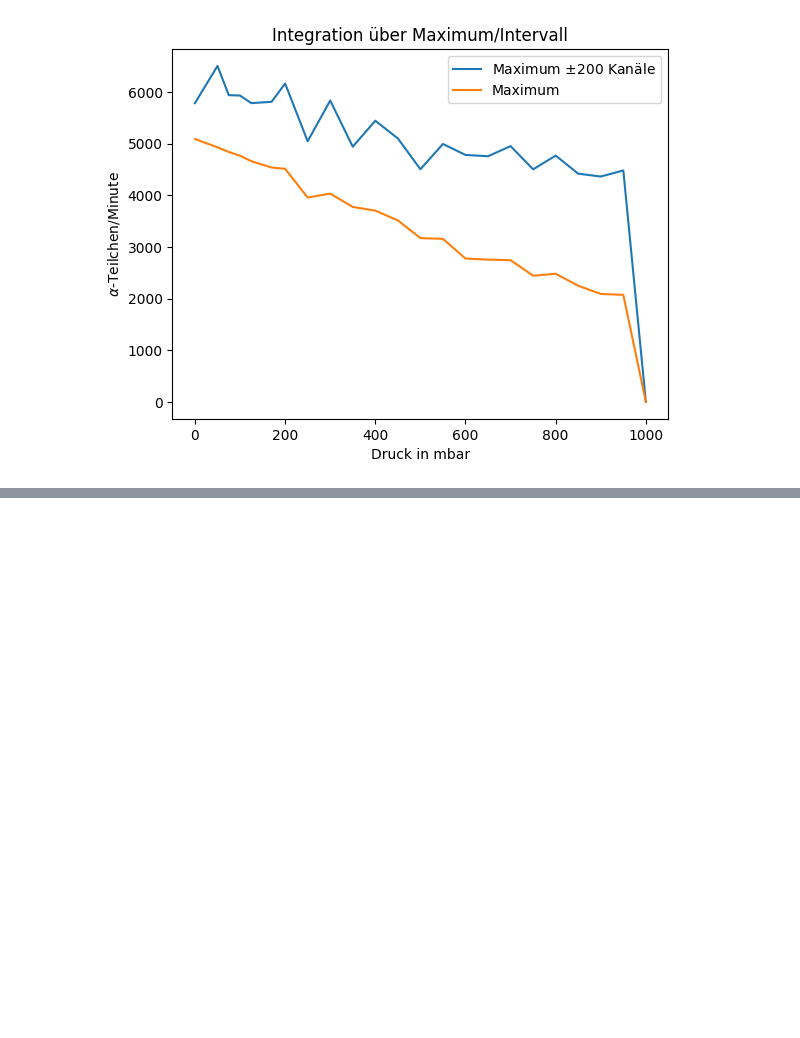
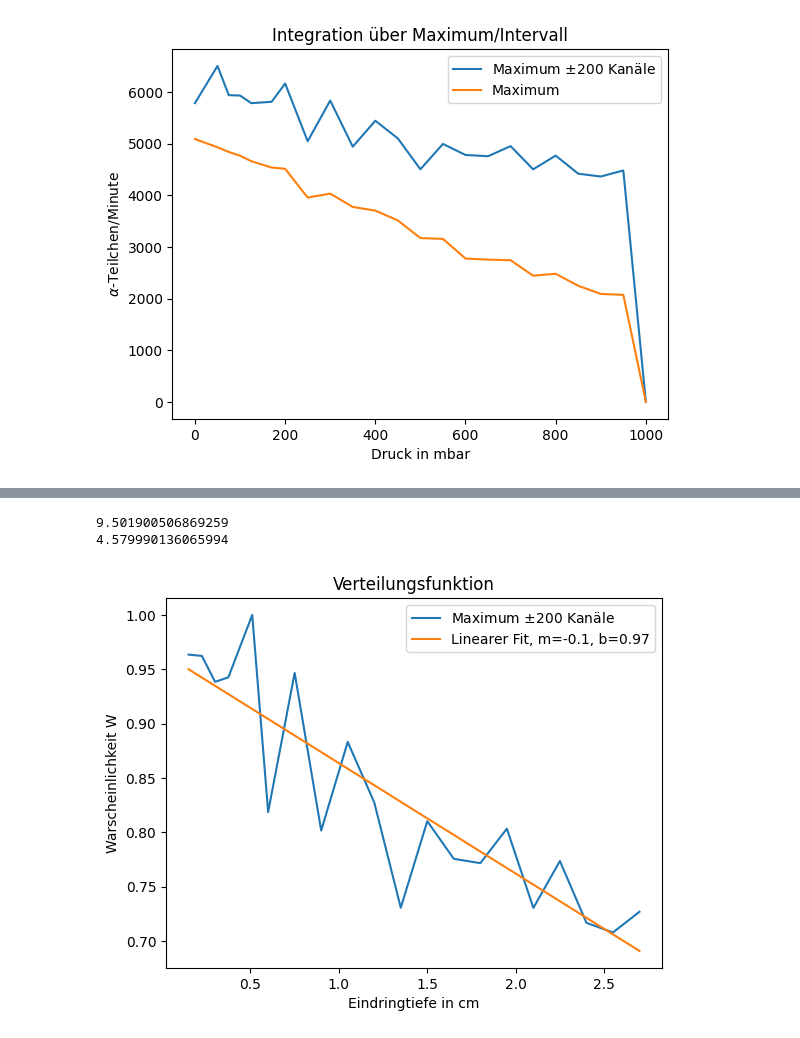
Before and after one commit to CaptainNikon/PPF-Uni-Potsdam, a Jupyter notebook: K1/calc.ipynb, the cells around one changed output, grey strips where cells are left out. Cells and saved outputs as stored; diff of their text form; code cells hidden in the pictures; blank space fills up the shorter version.

```diff
--- a/K1/calc.ipynb
+++ b/K1/calc.ipynb
@@ -147,3 +145,42 @@ plt.savefig("Plots/transmissionlinearfit.pdf")
+# %%
+sums2, maxlist = [],[]
+for i in range(21):
+    valpermin2 = values[i+1]/times[i+1]
+    maximum2 = np.argmax(valpermin2[200:])
+    maxlist.append(maximum2)
+    upper2 = maximum2+200
+    lower2 = maximum2-200
+    sums2.append(sum(valpermin2[lower2:upper2]))
+
+#Druck -> Schichtdicke
+m3 = 3/1000
+thickness = m3*rangevalues[1:21]
+
+upperlimit = np.max(sums2[1:21])
+
+reg2 = linear_model.LinearRegression()
+newval = np.array(thickness).reshape(-1,1)
+reg2.fit(newval,sums2[1:21])
+m2 ,b2 = reg2.coef_/upperlimit, reg2.intercept_/upperlimit
+koeff = float(-b2/m2)
+print(koeff)
+
+upperlimit = np.max(sums2[1:21])
+
+x1h = (0.5 - b2)/(m2)
+print(float(x1h))
+
+plt.plot(thickness,sums2[1:21]/upperlimit,label= r"Maximum $\pm$200 Kanäle")
+plt.plot(thickness,(m2*thickness+b2), label="Linearer Fit, m="+str(np.round(float(m2),2))+", b="+str(np.round(b2,2)))
+plt.legend(loc=0)
+plt.xlabel("Eindringtiefe in cm")
+plt.title("Verteilungsfunktion")
+plt.ylabel(r"Warscheinlichkeit W")
+plt.savefig("Plots/probabilitycurve.pdf")
+# %% [output]
+9.501900506869259
+4.579990136065994
+[figure, added]
 # %%
 # sums = []
 # maxlist = []
```
Also changed, not shown: parts of 1 cell of this notebook, 8 other files.
